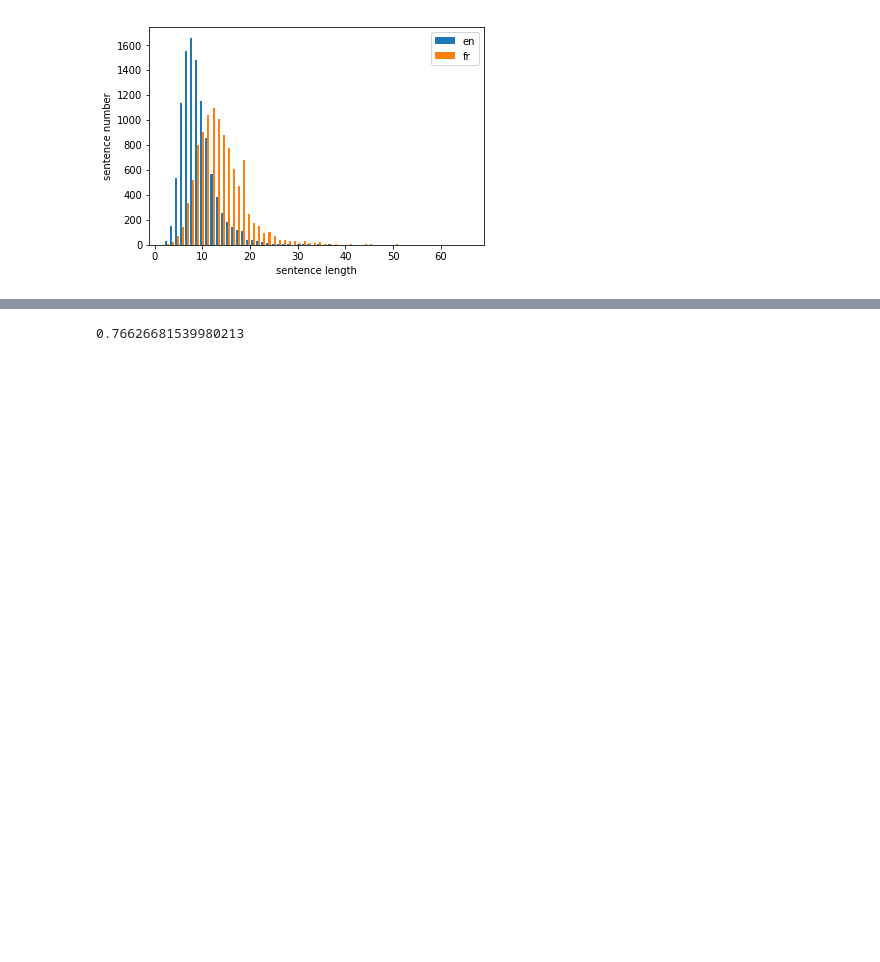
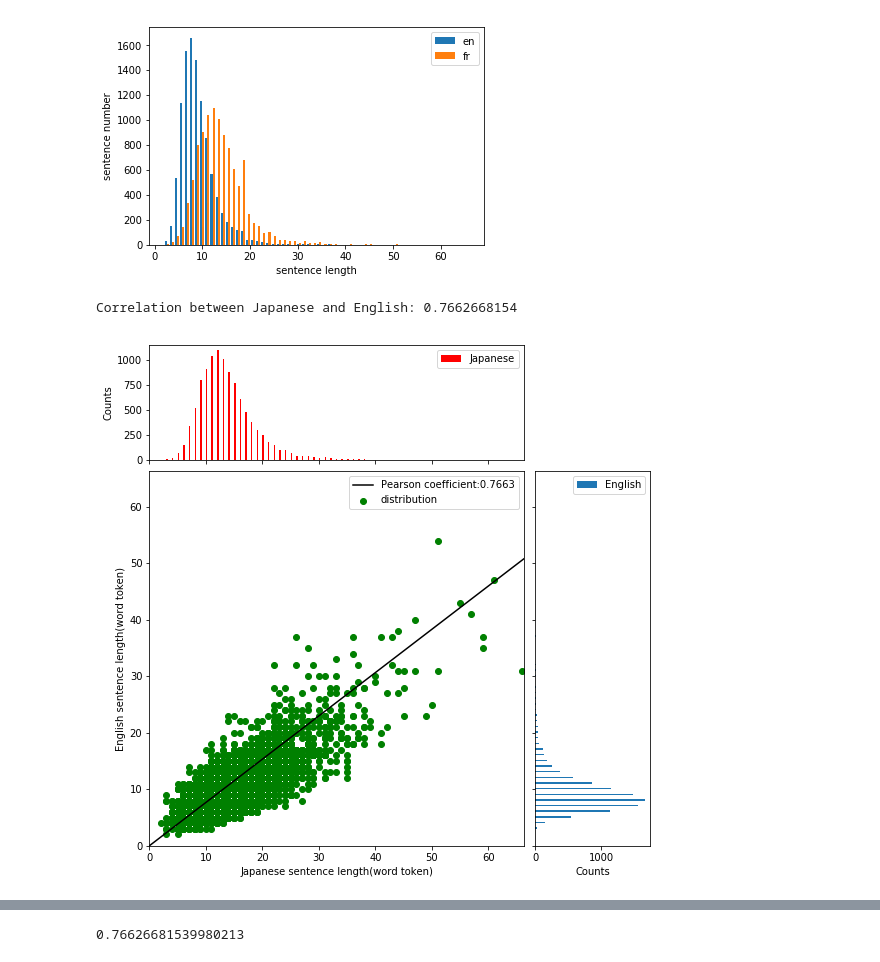
Before and after one commit to cyk1337/MT, a Jupyter notebook: NMT CW.ipynb, the cells around one changed output, grey strips where cells are left out. Cells and saved outputs as stored; diff of their text form; code cells hidden in the pictures; blank space fills up the shorter version.

```diff
--- a/NMT CW.ipynb
+++ b/NMT CW.ipynb
@@ -55,5 +119,12 @@ plt.savefig('graph/comp_dist.pdf')
 # %%
+# word tokens
 with open(text_en) as f:
     en_len = [len(line.split()) for line in f.readlines()]
 with open(text_fr) as f:
     fr_len = [len(line.split()) for line in f.readlines()]
+
+data=(fr_len, en_len)
+plot_cor(data,label='word token', save_name='correlation.pdf')
+# %% [output]
+Correlation between Japanese and English: 0.7662668154
+[figure, added]
```
Also changed, not shown: parts of 9 cells of this notebook, 5 other files.
